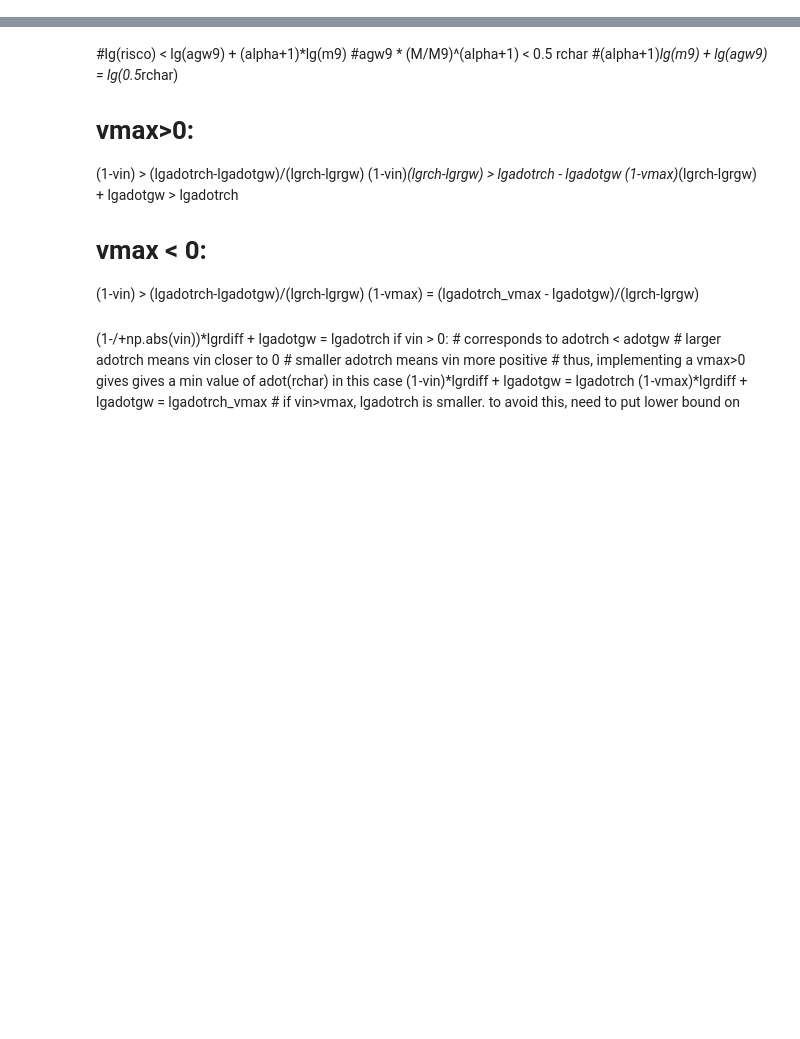
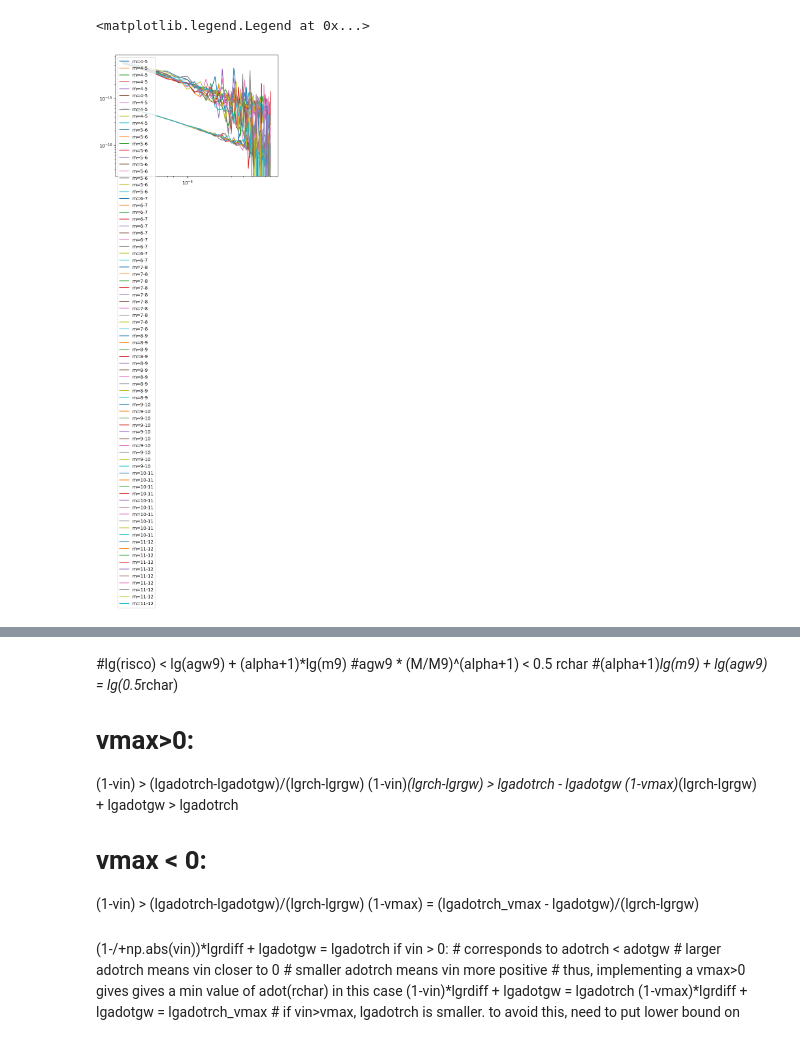
Before and after one commit to nanograv/holodeck, a Jupyter notebook: notebooks/devs/sams/sam-hardening-tests.ipynb, the cells around one changed output, grey strips where cells are left out. Drawn from its saved outputs; the diff is of its cells as text; code cells hidden in the pictures; blank space fills up the shorter version.

```diff
--- a/notebooks/devs/sams/sam-hardening-tests.ipynb
+++ b/notebooks/devs/sams/sam-hardening-tests.ipynb
@@ -1961,58 +2622,52 @@ calc_and_plot_dadt(sam_newhard_data, fixedTime='outer', distance_units='rg', ext
 # %%
-nr = 100
-sh = 4
+nrad = 100
+sh = 100
 gsmff = 2
 gpff = 0
 tau_out = 1.0
-_rch9 = 10**-0.5
+_rch9 = 1.0
 nin = 0
-rgw9 = 10.0**1.5
+rgw9 = 10.0**3
 #nin = -1
 #rgw9 = 10.0**3.5
+#nin = 2
+#rgw9 = 10.0**2
 #_alphch = 0
 #_alphgw = 0
 #_betagw = 0
 _alphch = -0.5
-_alphgw = -0.25
-_betagw = 0
+_alphgw = -0.625
+_betagw = 0.25
 _gwc_units = 'rg'
 _dadt_rch = None #-10.0**7 #cm/s
 _in_mod_type = 0
-_calc_gwb = False
+_calc_gwb = True
+nreal = 10
 
-sam_newhard_data = (get_sam_newhard_dadt(nrads=nr, shape=sh, gsmf_flag=gsmff, gpf_flag=gpff,
-                                          tau_outer=tau_out, rch9=_rch9, alphach=_alphch,
-                                          nu_in=nin, rgw9=rgw9, alphagw=_alphgw, betagw=_betagw,
-                                          dadt_rch=_dadt_rch, gwc_units=_gwc_units, in_mod_type=_in_mod_type,
-                                          nreals=nr, calc_gwb=_calc_gwb),)
+freqs, freqs_edges = utils.pta_freqs()
 
-#print(len(sam_newhard_data))
-#print(len(sam_newhard_data[0]))
-#print(len(sam_newhard_data[0][-1]))
-#calc_and_plot_dadt(sam_newhard_data, distance_units='rg',fixedTime='outer')
-#calc_and_plot_dadt(sam_newhard_data, distance_units='pc',fixedTime='outer')
-if _calc_gwb:
-    gwb = sam_newhard_data[0][-1]
-    hc_ss, hc_bg, sspar, bgpar = gwb
-    freqs, freqs_edges = utils.pta_freqs()
-    print(f"{hc_ss.shape=} {hc_bg.shape=} {sspar.shape=}, {bgpar.shape=} {freqs.shape=}")
-    print(f"{freqs.shape=} {hc_bg[:,0].shape=}")
-    plt.xscale('log')
-    plt.yscale('log')
-    plt.grid()
-    fig = plt.plot(freqs, hc_bg[:,3]) #np.sqrt(hc_ss.sum(axis=2)**2 + hc_bg**2))
-
-print(f"{freqs_edges.min()=}, {freqs_edges.max()=}")
-for Tobs in [15,20,30,100]:
-    print(f"{Tobs=:.4g}yr, fmin={1/(Tobs*YR):.4g}")
-    for MM in [4,6,9,12]:
-        maxa = sepa_emit(10**MM*MSOL,1/(Tobs*YR))
-        maxa_rg = maxa / utils.gravitational_radius(10**MM*MSOL)
-        rgw = rgw9 * (10.0**MM/1e9)**(_alphgw) ## rgw9 in Rg, ignoring beta for the moment
-        print(f"M=1e{MM}: max sepa,em = {maxa/PC:.4g}pc = {maxa_rg:.4}Rg. {rgw=:.4}Rg.")
-#    #print(f"M=1e9: max sepa_emit={sepa_emit(1e9*MSOL,1/(Tobs*YR))/PC:.4g}")
-#    #print(f"M=1e6: max sepa_emit={sepa_emit(1e6*MSOL,1/(Tobs*YR))/PC:.4g}")
-#    #print(f"M=1e4: max sepa_emit={sepa_emit(1e4*MSOL,1/(Tobs*YR))/PC:.4g}")
-
-calc_and_plot_dadt(sam_newhard_data, fixedTime='outer', extra_panels=True)
-calc_and_plot_dadt(sam_newhard_data, fixedTime='outer', distance_units='rg', extra_panels=True)
+hctot=[]
+for i,mmin in enumerate(np.arange(4,12)):
+    sam_newhard_data = (get_sam_newhard_dadt(nrads=nrad, shape=sh, gsmf_flag=gsmff, gpf_flag=gpff,
+                                             tau_outer=tau_out, rch9=_rch9, alphach=_alphch,
+                                             nu_in=nin, rgw9=rgw9, alphagw=_alphgw, betagw=_betagw,
+                                             dadt_rch=_dadt_rch, gwc_units=_gwc_units, in_mod_type=_in_mod_type,
+                                             #mtot_range=None, mrat_range=None,
+                                             #mtot_range=(1.0e4*MSOL, 1.0e12*MSOL),
+                                             mtot_range=((10.0**mmin)*MSOL, (10.0**(mmin+1))*MSOL),
+                                             mrat_range=(1e-3, 1.0),
+                                             nreals=nreal, calc_gwb=_calc_gwb),)
+    print(f"{mmin=}")
+    if _calc_gwb:
+        gwb = sam_newhard_data[0][-1]
+        hc_ss, hc_bg, sspar, bgpar = gwb
+        hctot = np.sqrt( np.sum(hc_ss**2,axis=2) + hc_bg**2 )
+        print(f"{hc_ss.shape=} {hc_bg.shape=} {sspar.shape=}, {bgpar.shape=} {freqs.shape=}")
+        print(f"{freqs.shape=} {hc_bg[:,0].shape=}")
+        plt.xscale('log')
+        plt.yscale('log')
+        plt.grid()
+        plt.plot(freqs, hctot,label=f"m={mmin}-{mmin+1}") #np.sqrt(hc_ss.sum(axis=2)**2 + hc_bg**2))
+        #fig = plt.plot(freqs, hc_bg[:,3]) #np.sqrt(hc_ss.sum(axis=2)**2 + hc_bg**2))
+plt.legend()
+# %% [output]
@@ -2019,3 +2691,5 @@ calc_and_plot_dadt(sam_newhard_data, fixedTime='outer', distance_units='rg', ext
+<matplotlib.legend.Legend at 0x...>
+[figure, added]
 # %%
 # alpha_char = -0.5
 for x in [0.001222,0.001601,0.003572]:
```
Also changed, not shown: parts of 39 cells of this notebook, 6 other files.
